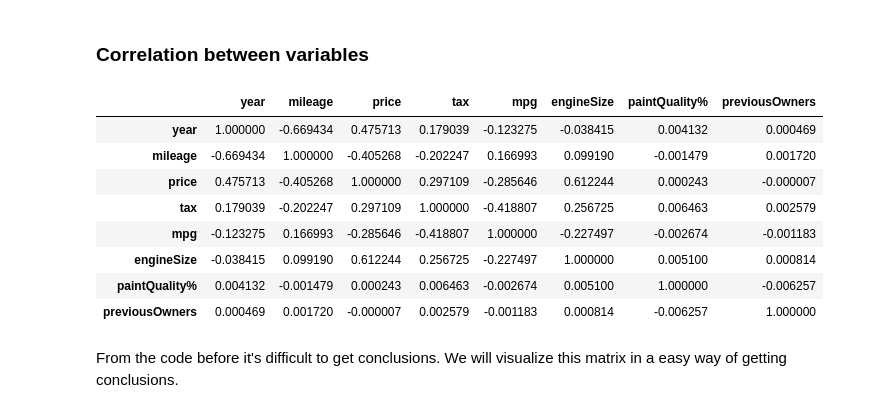
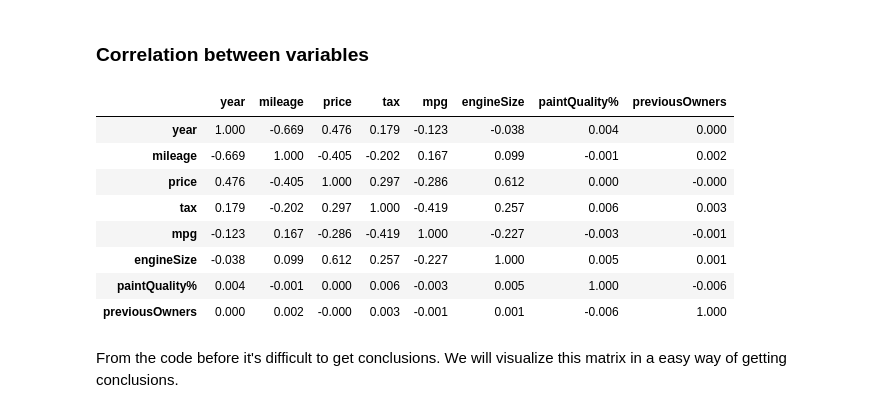
Before and after one commit to mariamiguel720/Machine-Learning-Project-25-26, a Jupyter notebook: notebooks/Notebook_primeira_entrega_ML.ipynb, the cells around one changed output. Saved outputs shown, nothing was run; the diff lists cells and outputs as text; code cells hidden in the pictures.

```diff
--- a/notebooks/Notebook_primeira_entrega_ML.ipynb
+++ b/notebooks/Notebook_primeira_entrega_ML.ipynb
@@ -416,17 +427,17 @@ Name: paintQuality%, dtype: float64
 ### Correlation between variables
 # %%
 numeric_features = train[['year', 'mileage', 'price', 'tax', 'mpg', 'engineSize', 'paintQuality%', 'previousOwners']]
-numeric_features.corr(method="pearson")
+numeric_features.corr(method="pearson").round(3)
 # %% [output]
 |  | year | mileage | price | tax | mpg | engineSize | paintQuality% | previousOwners |
-| year | 1.000000 | -0.669434 | 0.475713 | 0.179039 | -0.123275 | -0.038415 | 0.004132 | 0.000469 |
-| mileage | -0.669434 | 1.000000 | -0.405268 | -0.202247 | 0.166993 | 0.099190 | -0.001479 | 0.001720 |
-| price | 0.475713 | -0.405268 | 1.000000 | 0.297109 | -0.285646 | 0.612244 | 0.000243 | -0.000007 |
-| tax | 0.179039 | -0.202247 | 0.297109 | 1.000000 | -0.418807 | 0.256725 | 0.006463 | 0.002579 |
-| mpg | -0.123275 | 0.166993 | -0.285646 | -0.418807 | 1.000000 | -0.227497 | -0.002674 | -0.001183 |
-| engineSize | -0.038415 | 0.099190 | 0.612244 | 0.256725 | -0.227497 | 1.000000 | 0.005100 | 0.000814 |
-| paintQuality% | 0.004132 | -0.001479 | 0.000243 | 0.006463 | -0.002674 | 0.005100 | 1.000000 | -0.006257 |
-| previousOwners | 0.000469 | 0.001720 | -0.000007 | 0.002579 | -0.001183 | 0.000814 | -0.006257 | 1.000000 |
+| year | 1.000 | -0.669 | 0.476 | 0.179 | -0.123 | -0.038 | 0.004 | 0.000 |
+| mileage | -0.669 | 1.000 | -0.405 | -0.202 | 0.167 | 0.099 | -0.001 | 0.002 |
+| price | 0.476 | -0.405 | 1.000 | 0.297 | -0.286 | 0.612 | 0.000 | -0.000 |
+| tax | 0.179 | -0.202 | 0.297 | 1.000 | -0.419 | 0.257 | 0.006 | 0.003 |
+| mpg | -0.123 | 0.167 | -0.286 | -0.419 | 1.000 | -0.227 | -0.003 | -0.001 |
+| engineSize | -0.038 | 0.099 | 0.612 | 0.257 | -0.227 | 1.000 | 0.005 | 0.001 |
+| paintQuality% | 0.004 | -0.001 | 0.000 | 0.006 | -0.003 | 0.005 | 1.000 | -0.006 |
+| previousOwners | 0.000 | 0.002 | -0.000 | 0.003 | -0.001 | 0.001 | -0.006 | 1.000 |
 # %% [markdown]
 From the code before it's difficult to get conclusions. We will visualize this matrix in a easy way of getting conclusions.
 # %%
```
Also changed, not shown: parts of 5 cells of this notebook, 1 other file.
